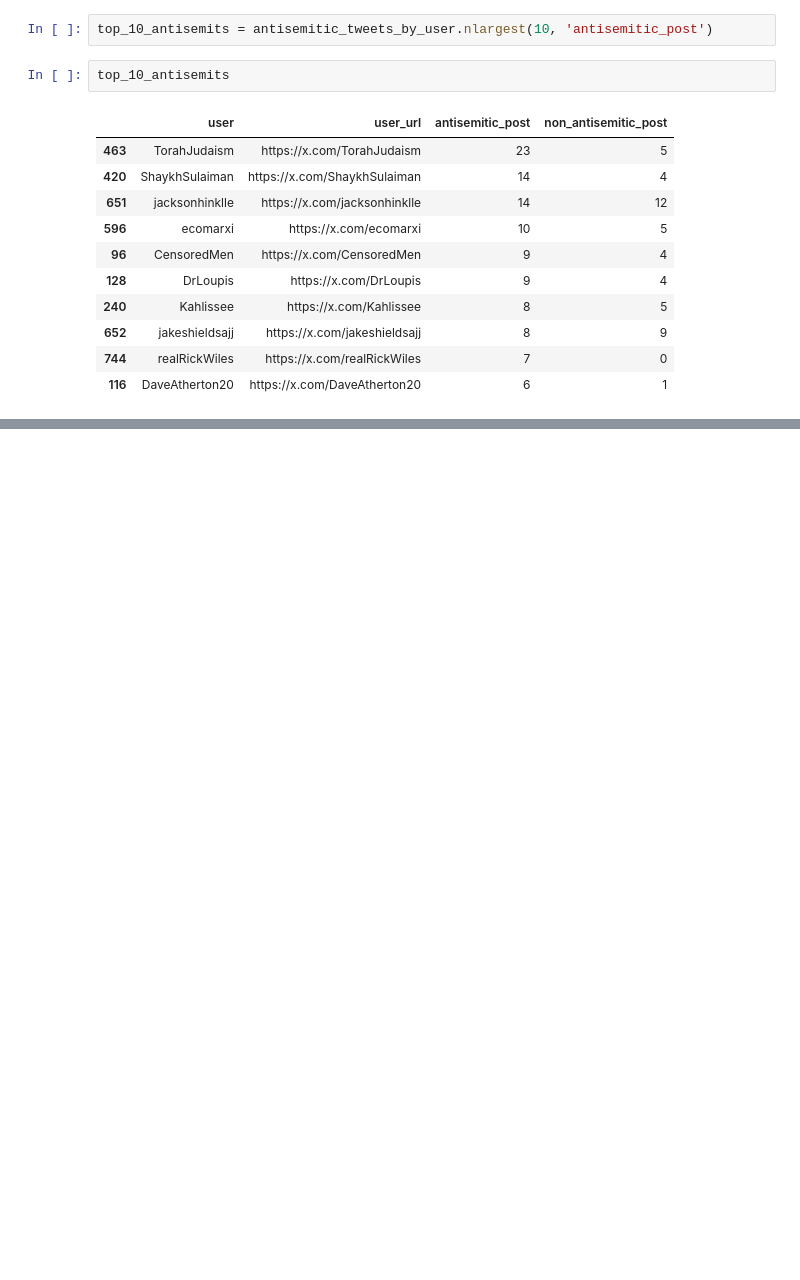
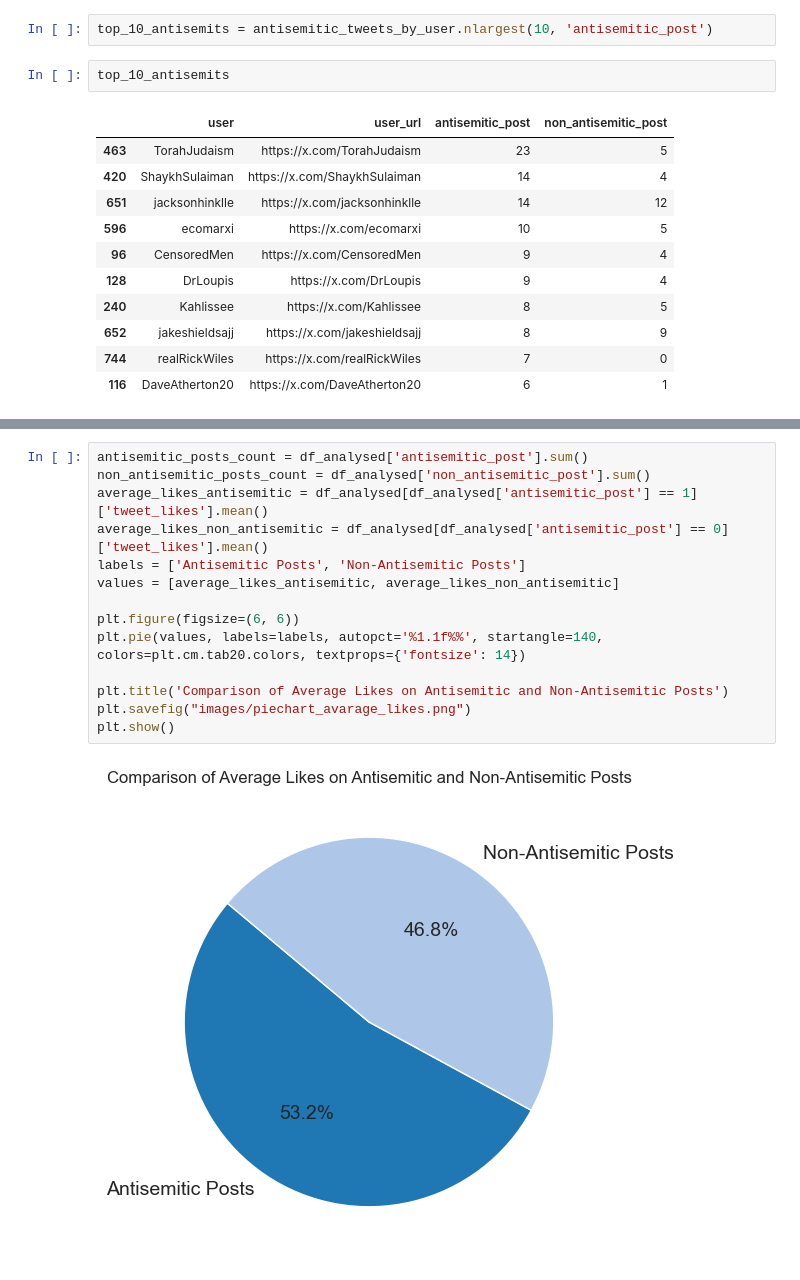
Before and after one commit to ArkhipovG/AntisemitismAwareBot, a Jupyter notebook: Twitter_analysis/data_scraping_preproc.ipynb, the cells around one changed output, grey strips where cells are left out. Saved outputs shown, nothing was run; the diff lists cells and outputs as text; blank space fills up the shorter version.

```diff
--- a/Twitter_analysis/data_scraping_preproc.ipynb
+++ b/Twitter_analysis/data_scraping_preproc.ipynb
@@ -512,0 +488,16 @@ plt.show()
+# %%
+antisemitic_posts_count = df_analysed['antisemitic_post'].sum()
+non_antisemitic_posts_count = df_analysed['non_antisemitic_post'].sum()
+average_likes_antisemitic = df_analysed[df_analysed['antisemitic_post'] == 1]['tweet_likes'].mean()
+average_likes_non_antisemitic = df_analysed[df_analysed['antisemitic_post'] == 0]['tweet_likes'].mean()
+labels = ['Antisemitic Posts', 'Non-Antisemitic Posts']
+values = [average_likes_antisemitic, average_likes_non_antisemitic]
+
+plt.figure(figsize=(6, 6))
+plt.pie(values, labels=labels, autopct='%1.1f%%', startangle=140, colors=plt.cm.tab20.colors, textprops={'fontsize': 14})
+
+plt.title('Comparison of Average Likes on Antisemitic and Non-Antisemitic Posts')
+plt.savefig("images/piechart_avarage_likes.png")
+plt.show()
+# %% [output]
+[figure, added]
```
Also changed, not shown: parts of 37 cells of this notebook.
